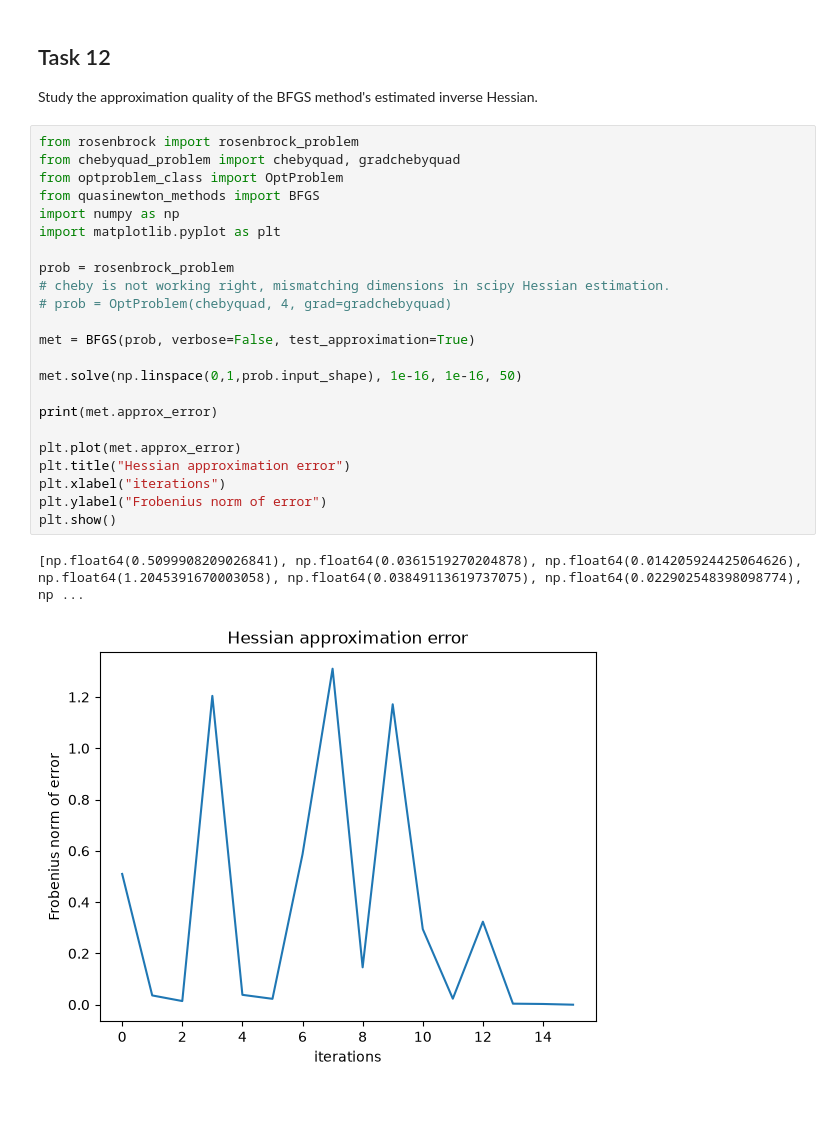
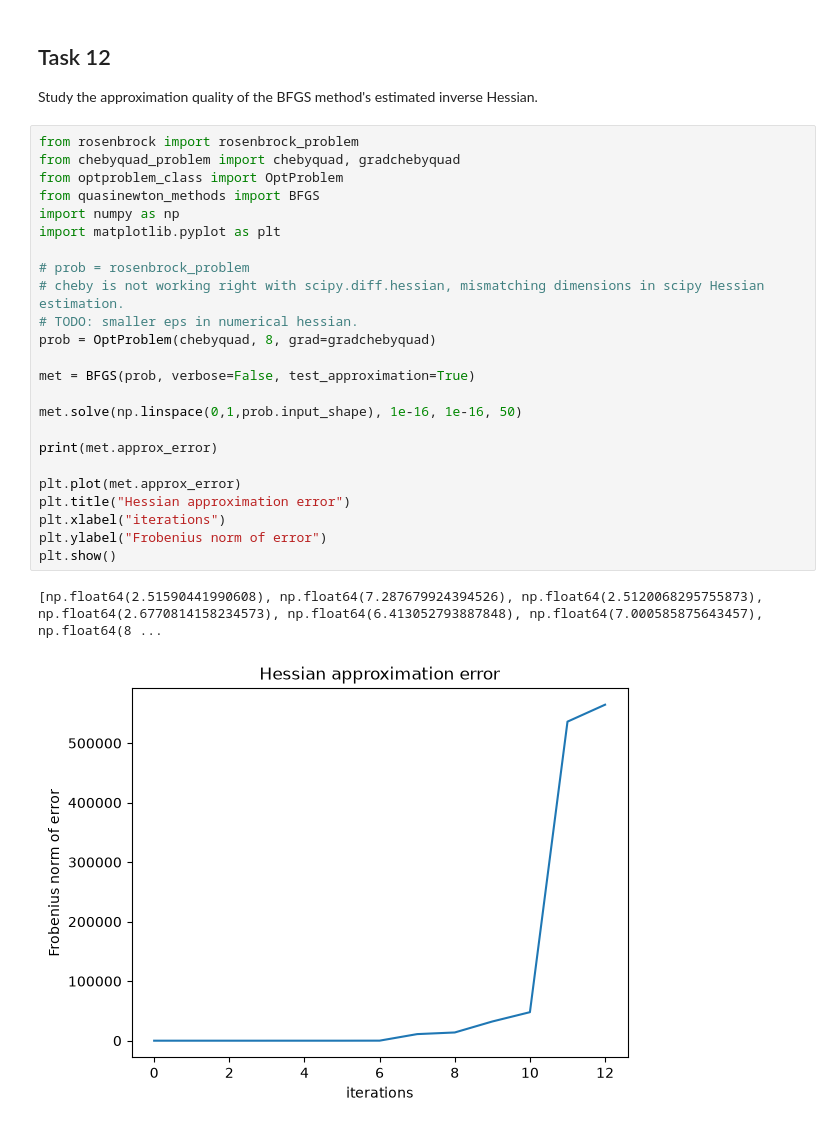
Before and after one commit to ludbri/fmnn25f-project3, a Jupyter notebook: project_3_optimization.ipynb, the cells around one changed output. Saved outputs shown, nothing was run; the diff lists cells and outputs as text.

```diff
--- a/project_3_optimization.ipynb
+++ b/project_3_optimization.ipynb
@@ -219,26 +219,27 @@ Study the approximation quality of the BFGS method's estimated inverse Hessian.
 # %%
 from rosenbrock import rosenbrock_problem
 from chebyquad_problem import chebyquad, gradchebyquad
 from optproblem_class import OptProblem
 from quasinewton_methods import BFGS
 import numpy as np
 import matplotlib.pyplot as plt
 
-prob = rosenbrock_problem
-# cheby is not working right, mismatching dimensions in scipy Hessian estimation.
-# prob = OptProblem(chebyquad, 4, grad=gradchebyquad)
+# prob = rosenbrock_problem
+# cheby is not working right with scipy.diff.hessian, mismatching dimensions in scipy Hessian estimation.
+# TODO: smaller eps in numerical hessian.
+prob = OptProblem(chebyquad, 8, grad=gradchebyquad)
 
 met = BFGS(prob, verbose=False, test_approximation=True)
 
 met.solve(np.linspace(0,1,prob.input_shape), 1e-16, 1e-16, 50)
 
 print(met.approx_error)
 
 plt.plot(met.approx_error)
 plt.title("Hessian approximation error")
 plt.xlabel("iterations")
 plt.ylabel("Frobenius norm of error")
 plt.show()
 # %% [output]
-[np.float64(0.5099908209026841), np.float64(0.0361519270204878), np.float64(0.014205924425064626), np.float64(1.2045391670003058), np.float64(0.03849113619737075), np.float64(0.022902548398098774), np ...
+[np.float64(2.51590441990608), np.float64(7.287679924394526), np.float64(2.5120068295755873), np.float64(2.6770814158234573), np.float64(6.413052793887848), np.float64(7.000585875643457), np.float64(8 ...
-[figure, old version]
+[figure, new version]
```
Also changed, not shown: 4 other files.
